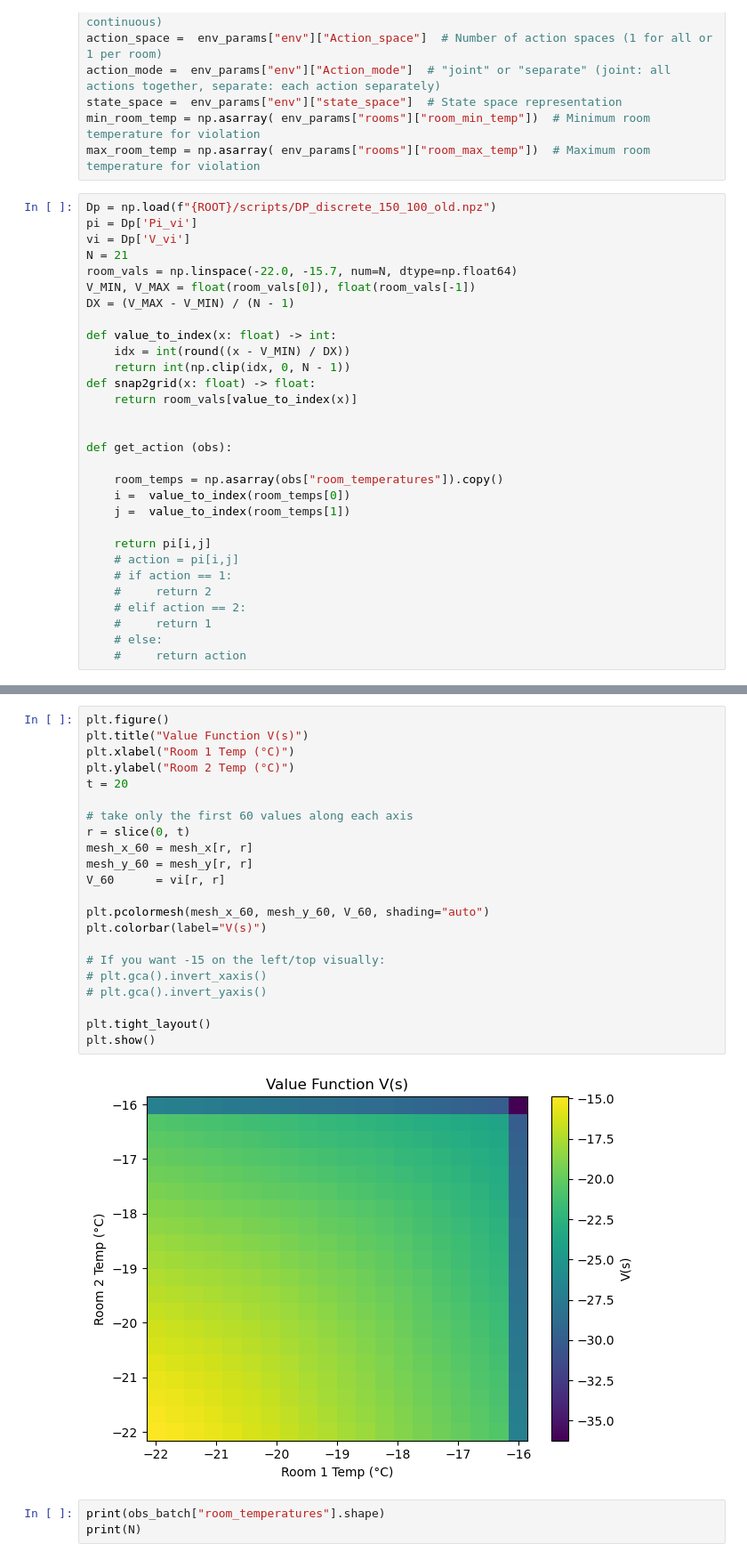
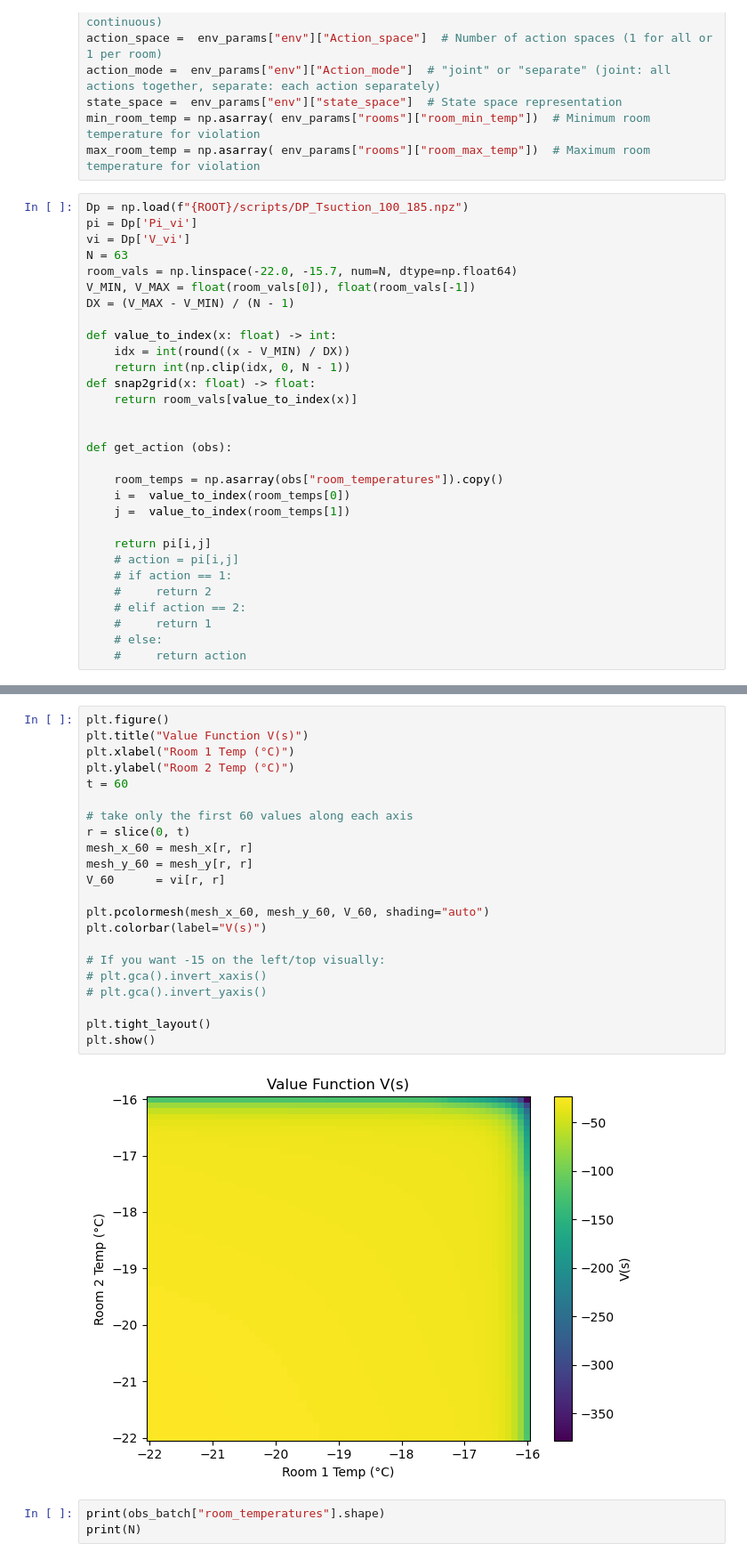
Before and after one commit to ArghavanZ/Industrial-Refrigeration, a Jupyter notebook: scripts/DP_test.ipynb, the cells around one changed output, grey strips where cells are left out. Shown at 89% size. Saved outputs shown, nothing was run; the diff lists cells and outputs as text.

```diff
--- a/scripts/DP_test.ipynb
+++ b/scripts/DP_test.ipynb
@@ -45,10 +45,10 @@ state_space =  env_params["env"]["state_space"]  # State space representation
 min_room_temp = np.asarray( env_params["rooms"]["room_min_temp"])  # Minimum room temperature for violation
 max_room_temp = np.asarray( env_params["rooms"]["room_max_temp"])  # Maximum room temperature for violation
 # %%
-Dp = np.load(f"{ROOT}/scripts/DP_discrete_150_100_old.npz")
+Dp = np.load(f"{ROOT}/scripts/DP_Tsuction_100_185.npz")
 pi = Dp['Pi_vi']
 vi = Dp['V_vi']
-N = 21
+N = 63
 room_vals = np.linspace(-22.0, -15.7, num=N, dtype=np.float64)
 V_MIN, V_MAX = float(room_vals[0]), float(room_vals[-1])
 DX = (V_MAX - V_MIN) / (N - 1)
@@ -148,27 +204,27 @@ plt.show()
 # %%
 plt.figure()
 plt.title("Value Function V(s)")
 plt.xlabel("Room 1 Temp (°C)")
 plt.ylabel("Room 2 Temp (°C)")
-t = 20
+t = 60
 
 # take only the first 60 values along each axis
 r = slice(0, t)
 mesh_x_60 = mesh_x[r, r]
 mesh_y_60 = mesh_y[r, r]
 V_60      = vi[r, r]
 
 plt.pcolormesh(mesh_x_60, mesh_y_60, V_60, shading="auto")
 plt.colorbar(label="V(s)")
 
 # If you want -15 on the left/top visually:
 # plt.gca().invert_xaxis()
 # plt.gca().invert_yaxis()
 
 plt.tight_layout()
 plt.show()
 # %% [output]
-[figure, old version]
+[figure, new version]
 # %%
 print(obs_batch["room_temperatures"].shape)
 print(N)
```
Also changed, not shown: parts of 3 cells of this notebook, 2 other files.
